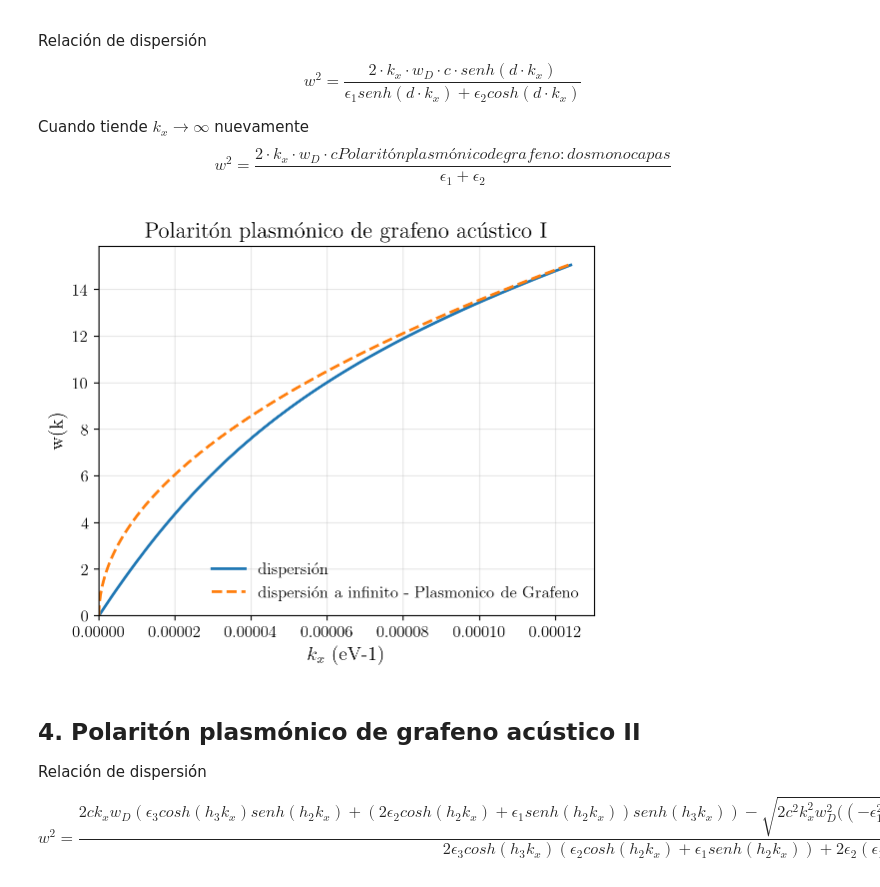
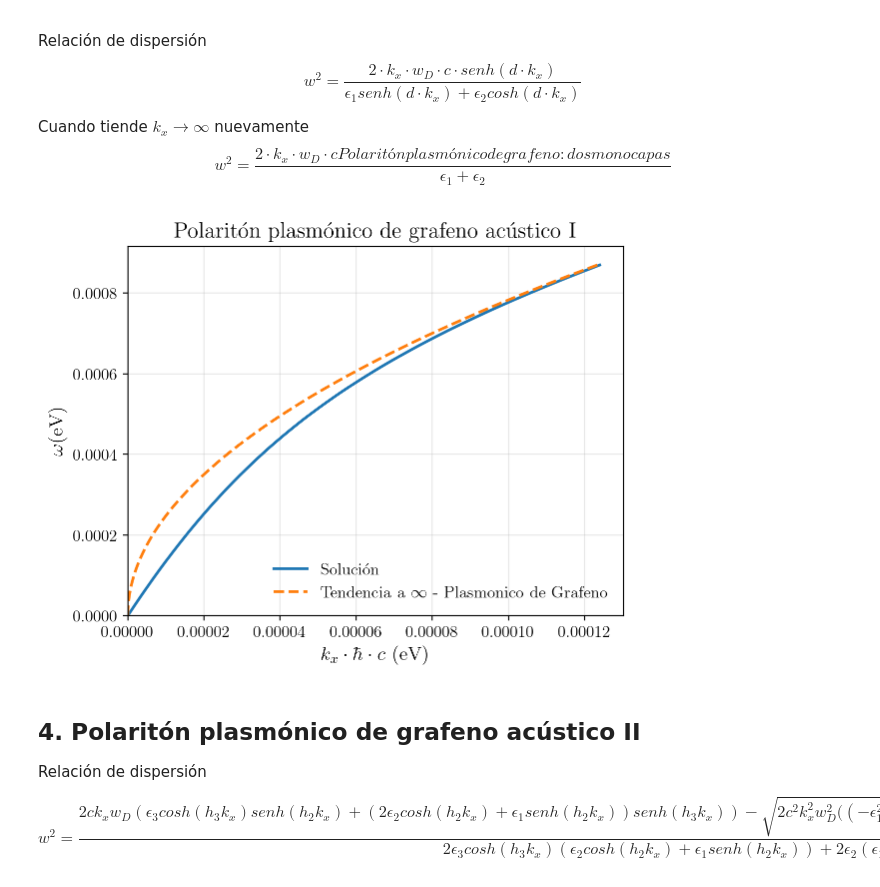
Before and after one commit to Scarlata0/Hybrid-Polaritons---TFG, a Jupyter notebook: TFG-Mario.ipynb, the cells around one changed output. Cells and saved outputs as stored; diff of their text form; code cells hidden in the pictures.

```diff
--- a/TFG-Mario.ipynb
+++ b/TFG-Mario.ipynb
@@ -130,40 +133,40 @@ d = 18*1239.84193 #el 18 representa los nanometros
 # %%
 plt.rcParams.update({ # --- Parámetros (copiado de internet para cambiar lo de Latex) ---
     "text.usetex": True,  #Para tipografía de Latex
     "font.family": "serif",
     "font.size": 12,
     "axes.labelsize": 14,
     "axes.titlesize": 16,
     "legend.fontsize": 12,
     "xtick.labelsize": 12,
     "ytick.labelsize": 12,
     "lines.linewidth": 2,
     "lines.markersize": 6,
     "axes.grid": True,
     "grid.alpha": 0.3
 })
 
 # --- Creación de los datos: manipular esto para cada ejemplo, el resto no tocar ---
 fig, ax = plt.subplots()
 ax.set_title("Polaritón plasmónico de grafeno acústico I") #Título de la gráfica
 x = np.linspace(0,1*100*const.h*const.c/const.e,3000)
-y_1 = np.sqrt((2*x*const.c*w_D*np.sinh(x*d)/(1*np.sinh(x*d)+2*np.cosh(x*d)))) # --- Suponemos un epsilon1 = aire = 1 y un epsilon2 = 2
-ax.plot(x,y_1,label='dispersión')
-y = (2*x*const.c*w_D/(1+2))**(1/2) # --- Suponemos un epsilon1 = aire = 1 y un epsilon2 = 2
-ax.plot(x,y,label='dispersión a infinito - Plasmonico de Grafeno', linestyle = '--')
+y_1 = np.sqrt((2*x*w_D*np.sinh(x*d)/(1*np.sinh(x*d)+2*np.cosh(x*d)))) # --- Suponemos un epsilon1 = aire = 1 y un epsilon2 = 2
+ax.plot(x,y_1,label='Solución')
+y = (2*x*w_D/(1+2))**(1/2) # --- Suponemos un epsilon1 = aire = 1 y un epsilon2 = 2
+ax.plot(x,y,label='Tendencia a $\infty$ - Plasmonico de Grafeno', linestyle = '--')
 
 # --- Etiquetas, título y leyenda ---
 
-ax.set_xlabel(r"$k_x$ (eV-1)")
-ax.set_ylabel("w(k)")
+ax.set_xlabel(r"$k_x \cdot \hbar \cdot c$ (eV)")
+ax.set_ylabel("$\omega$(eV)")
 ax.legend(loc="lower right", frameon=False)
 
 # --- Límites y anotaciones ---
 ax.set_xlim(0,)
 ax.set_ylim(0,)
 plt.show()
 # %% [output]
-[figure, old version]
+[figure, new version]
 # %% [markdown]
 ## 4. Polaritón plasmónico de grafeno acústico II
 
```
Also changed, not shown: parts of 20 cells of this notebook.
